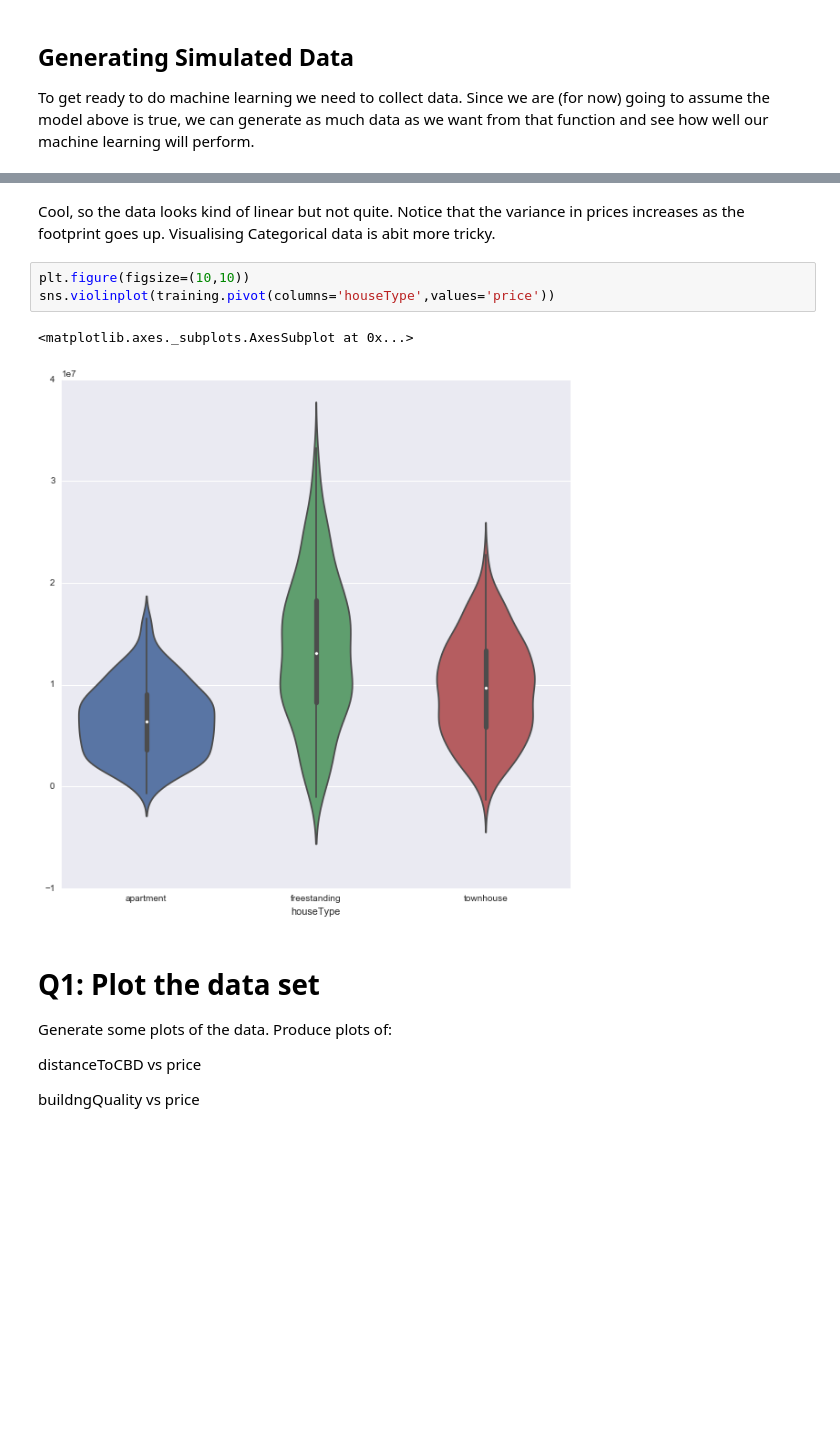
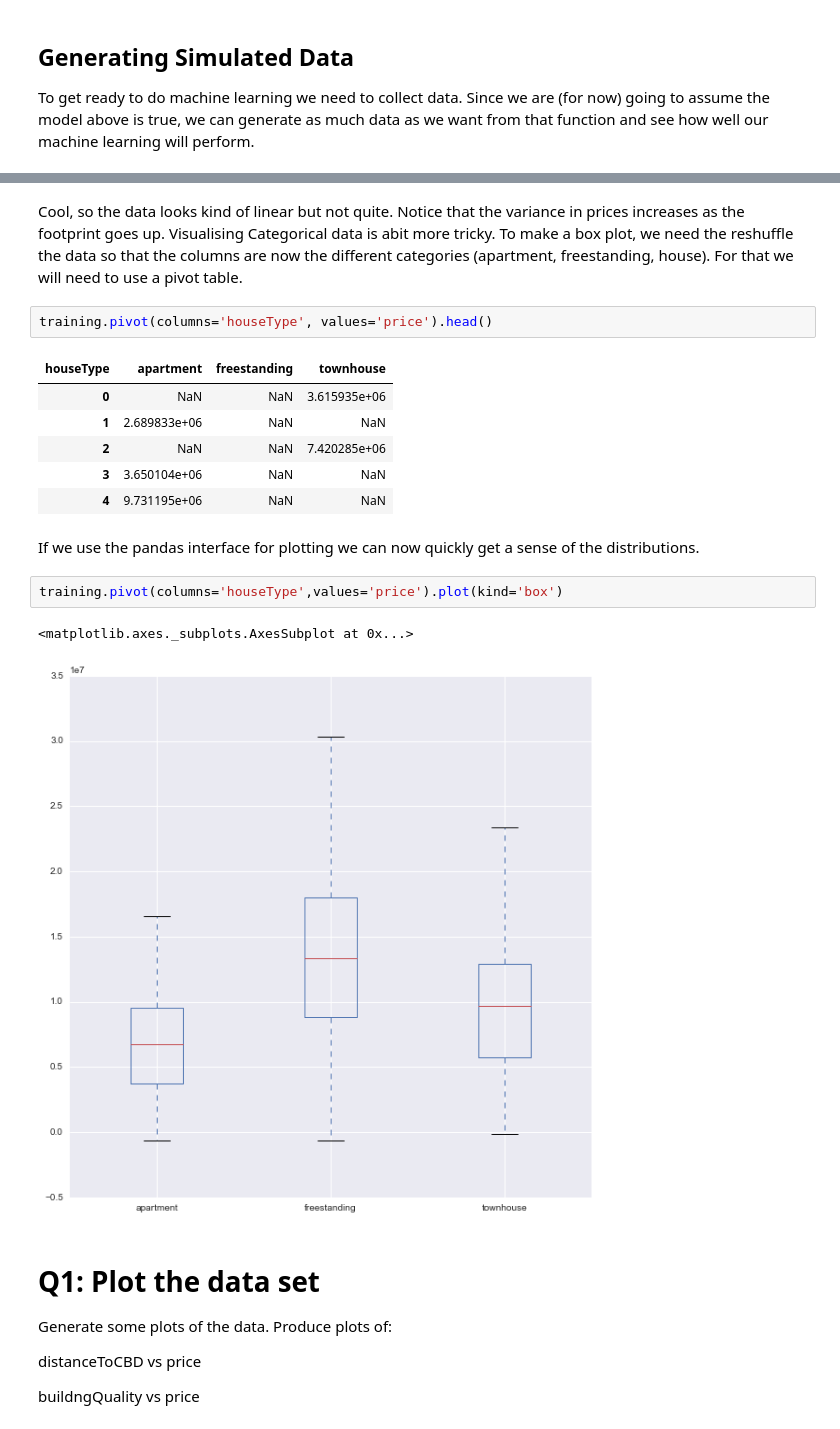
Before and after one commit to johnny555/resbaz, a Jupyter notebook: RezBaz.ipynb, the cells around one changed output, grey strips where cells are left out. Saved outputs shown, nothing was run; the diff lists cells and outputs as text; blank space fills up the shorter version.

```diff
--- a/RezBaz.ipynb
+++ b/RezBaz.ipynb
@@ -121,12 +137,22 @@ training.plot(x='footprint', y='price', kind='scatter')
 # %% [markdown]
 Cool, so the data looks kind of linear but not quite. Notice that the variance in prices increases as the footprint goes up.
-Visualising Categorical data is abit more tricky.
+Visualising Categorical data is abit more tricky. To make a box plot, we need the reshuffle the data so that the columns are now the different categories (apartment, freestanding, house). For that we will need to use a pivot table.
 # %%
-plt.figure(figsize=(10,10))
-sns.violinplot(training.pivot(columns='houseType',values='price'))
+training.pivot(columns='houseType', values='price').head()
 # %% [output]
-<matplotlib.axes._subplots.AxesSubplot at 0x...>
-[figure, removed]
+| houseType | apartment | freestanding | townhouse |
+| 0 | NaN | NaN | 3.615935e+06 |
+| 1 | 2.689833e+06 | NaN | NaN |
+| 2 | NaN | NaN | 7.420285e+06 |
+| 3 | 3.650104e+06 | NaN | NaN |
+| 4 | 9.731195e+06 | NaN | NaN |
+# %% [markdown]
+If we use the pandas interface for plotting we can now quickly get a sense of the distributions.
+# %%
+training.pivot(columns='houseType',values='price').plot(kind='box')
+# %% [output]
+<matplotlib.axes._subplots.AxesSubplot at 0x...>
+[figure, added]
 # %% [markdown]
 # Q1: Plot the data set
 Generate some plots of the data. Produce plots of:
```
Also changed, not shown: parts of 35 cells of this notebook.
